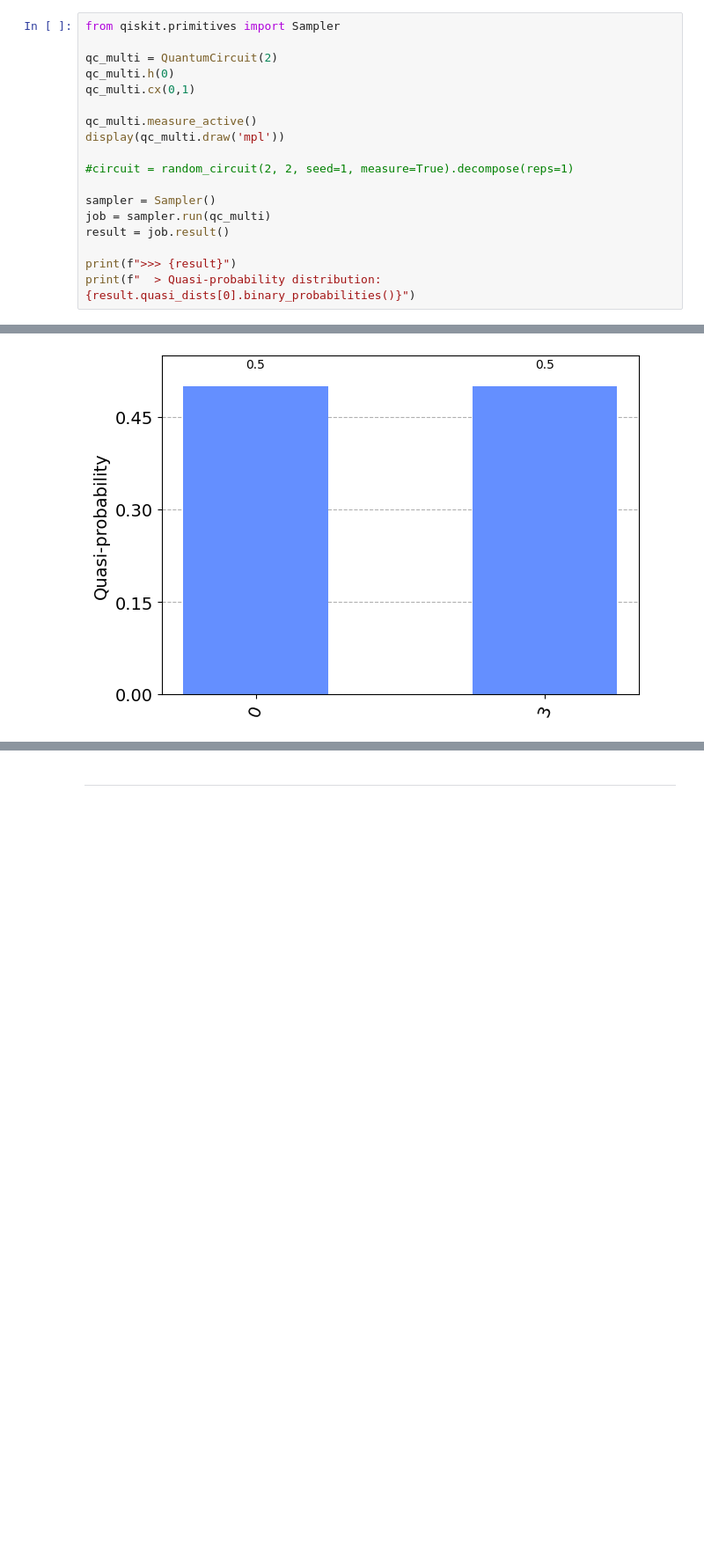
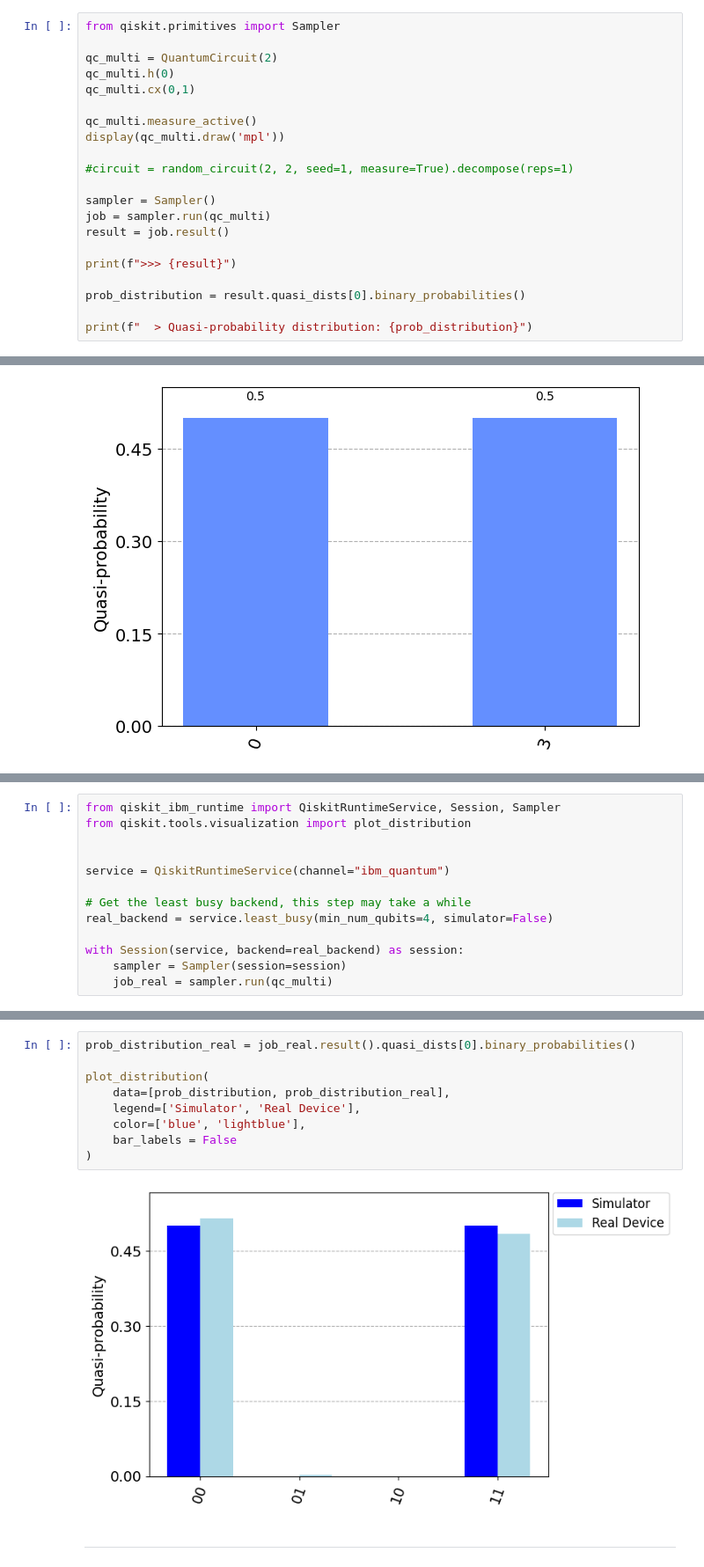
Before and after one commit to thembelihlerose/HCLS_Quantum_chemistry_tutorial, a Jupyter notebook: quantum_chemistry_with_qiskit.ipynb, the cells around one changed output, grey strips where cells are left out. Shown: that part at 88% size. Cells and saved outputs as stored; diff of their text form; blank space fills up the shorter version.

```diff
--- a/quantum_chemistry_with_qiskit.ipynb
+++ b/quantum_chemistry_with_qiskit.ipynb
@@ -281,7 +267,10 @@ job = sampler.run(qc_multi)
 result = job.result()
 
 print(f">>> {result}")
-print(f"  > Quasi-probability distribution: {result.quasi_dists[0].binary_probabilities()}")
+
+prob_distribution = result.quasi_dists[0].binary_probabilities()
+
+print(f"  > Quasi-probability distribution: {prob_distribution}")
 # %% [output]
 [figure]
 >>> SamplerResult(quasi_dists=[{0: 0.4999999999999999, 3: 0.4999999999999999}], metadata=[{}])
@@ -292,0 +286,13 @@ plot_histogram(result.quasi_dists)
+# %%
+from qiskit_ibm_runtime import QiskitRuntimeService, Session, Sampler
+from qiskit.tools.visualization import plot_distribution
+
+
+service = QiskitRuntimeService(channel="ibm_quantum")
+
+# Get the least busy backend, this step may take a while
+real_backend = service.least_busy(min_num_qubits=4, simulator=False)
+
+with Session(service, backend=real_backend) as session:
+    sampler = Sampler(session=session)
+    job_real = sampler.run(qc_multi)
@@ -293,3 +303,14 @@ plot_histogram(result.quasi_dists)
+# %%
+prob_distribution_real = job_real.result().quasi_dists[0].binary_probabilities()
+
+plot_distribution(
+    data=[prob_distribution, prob_distribution_real],
+    legend=['Simulator', 'Real Device'],
+    color=['blue', 'lightblue'],
+    bar_labels = False
+)
+# %% [output]
+[figure, added]
 # %% [markdown]
 ****
 # %% [markdown]
```
Also changed, not shown: parts of 34 cells of this notebook, 2 other files.
